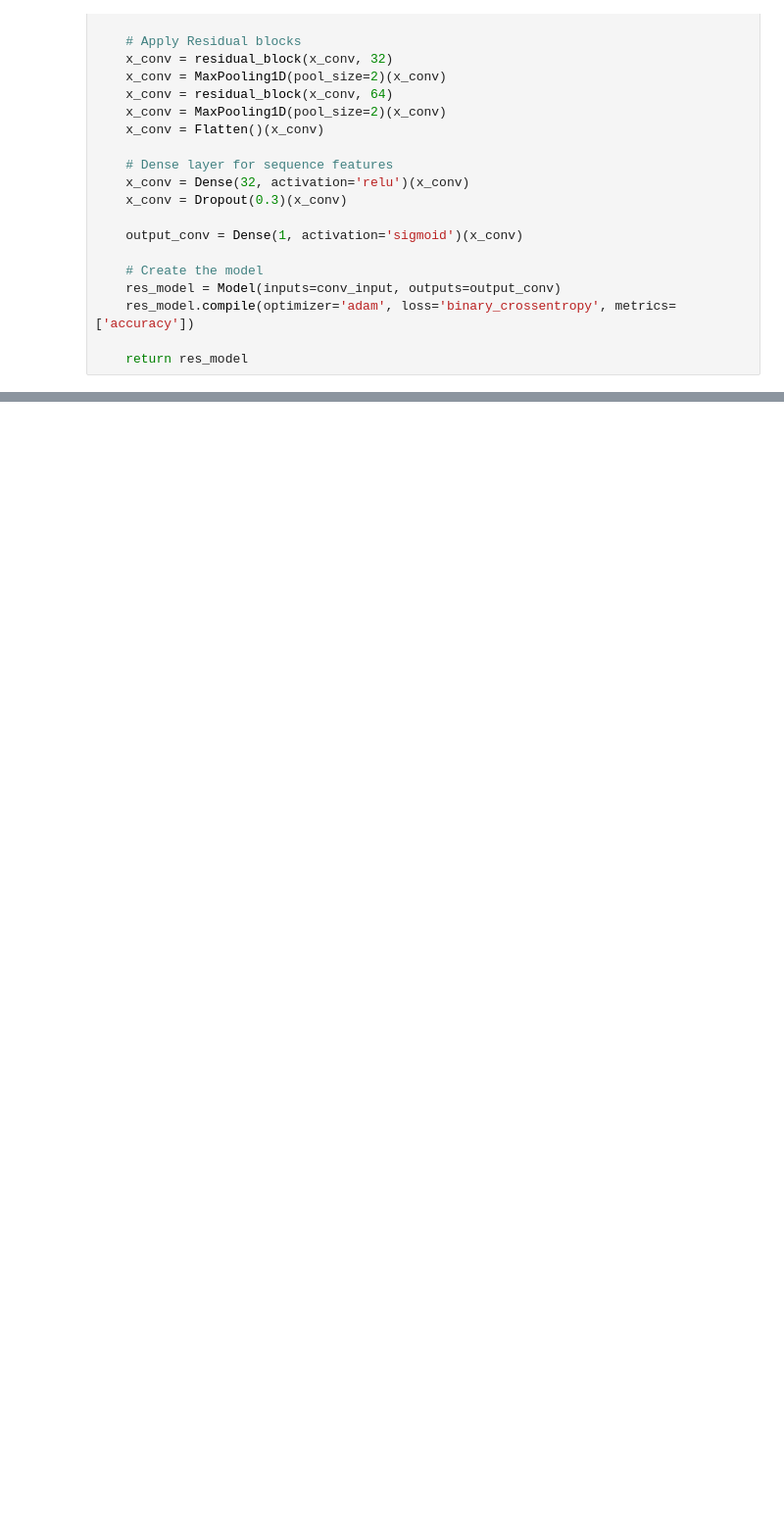
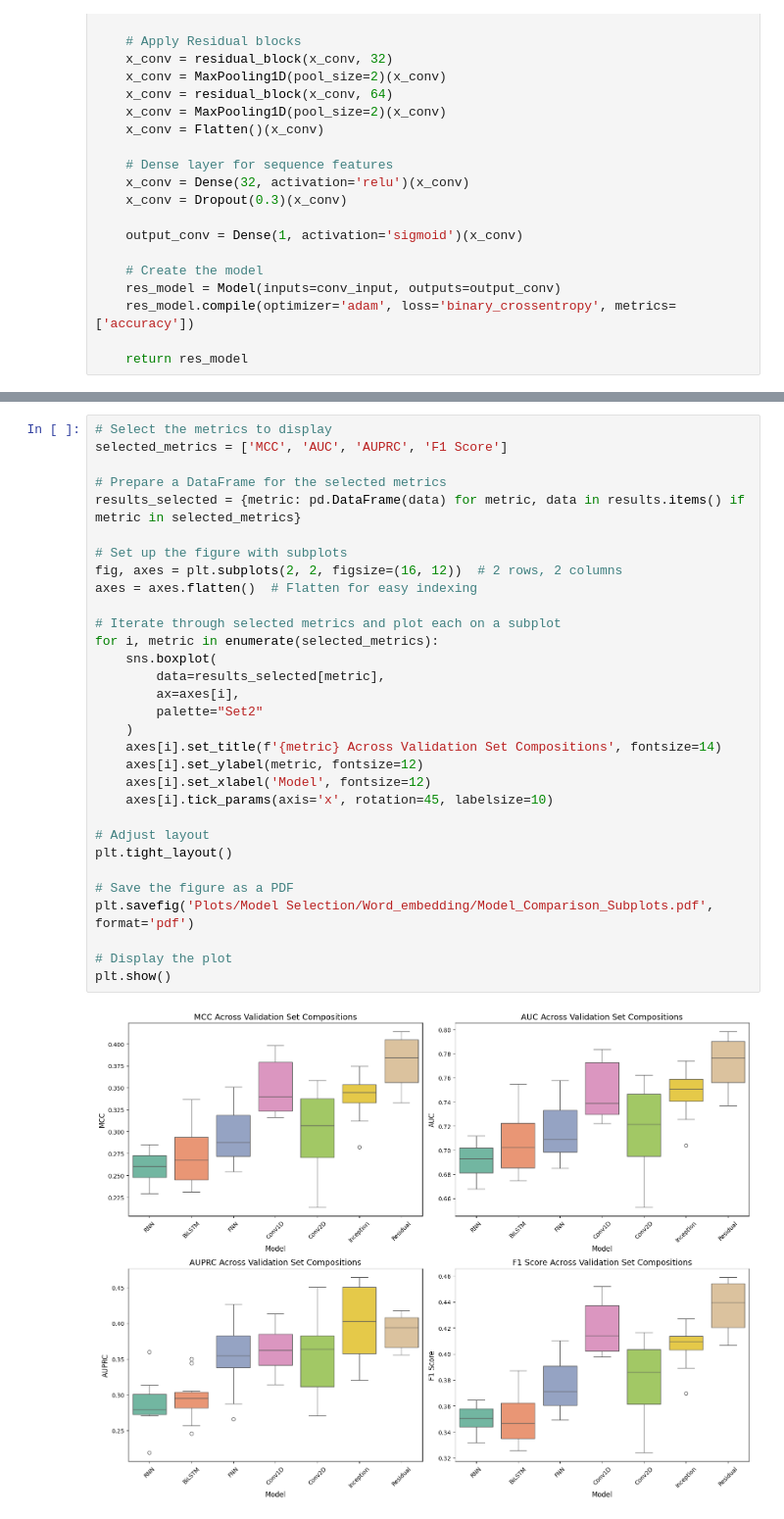
Before and after one commit to Sheldor7701/ResLysEmbed, a Jupyter notebook: Codes/word_embed_model_select.ipynb, the cells around one changed output, grey strips where cells are left out. Shown at 98% size. Drawn from its saved outputs; the diff is of its cells as text; blank space fills up the shorter version.

```diff
--- a/Codes/word_embed_model_select.ipynb
+++ b/Codes/word_embed_model_select.ipynb
@@ -449,0 +520,33 @@ F1 Score: 0.3797
+# %%
+# Select the metrics to display
+selected_metrics = ['MCC', 'AUC', 'AUPRC', 'F1 Score']
+
+# Prepare a DataFrame for the selected metrics
+results_selected = {metric: pd.DataFrame(data) for metric, data in results.items() if metric in selected_metrics}
+
+# Set up the figure with subplots
+fig, axes = plt.subplots(2, 2, figsize=(16, 12))  # 2 rows, 2 columns
+axes = axes.flatten()  # Flatten for easy indexing
+
+# Iterate through selected metrics and plot each on a subplot
+for i, metric in enumerate(selected_metrics):
+    sns.boxplot(
+        data=results_selected[metric],
+        ax=axes[i],
+        palette="Set2"
+    )
+    axes[i].set_title(f'{metric} Across Validation Set Compositions', fontsize=14)
+    axes[i].set_ylabel(metric, fontsize=12)
+    axes[i].set_xlabel('Model', fontsize=12)
+    axes[i].tick_params(axis='x', rotation=45, labelsize=10)
+
+# Adjust layout
+plt.tight_layout()
+
+# Save the figure as a PDF
+plt.savefig('Plots/Model Selection/Word_embedding/Model_Comparison_Subplots.pdf', format='pdf')
+
+# Display the plot
+plt.show()
+# %% [output]
+[figure, added]
```
Also changed, not shown: parts of 11 cells of this notebook, 2 other files.
